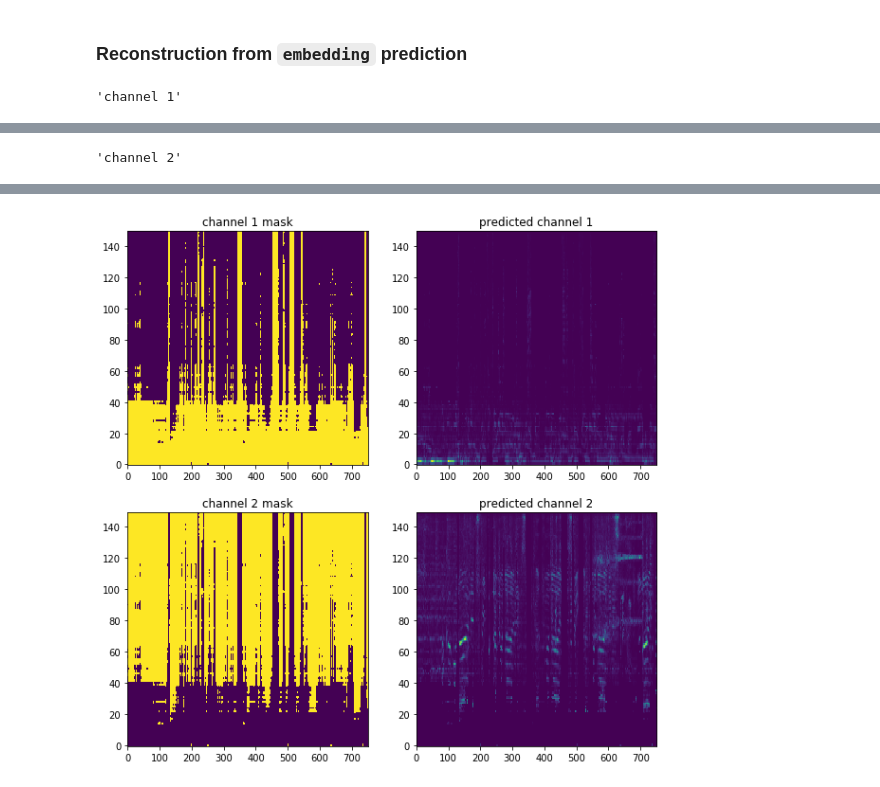
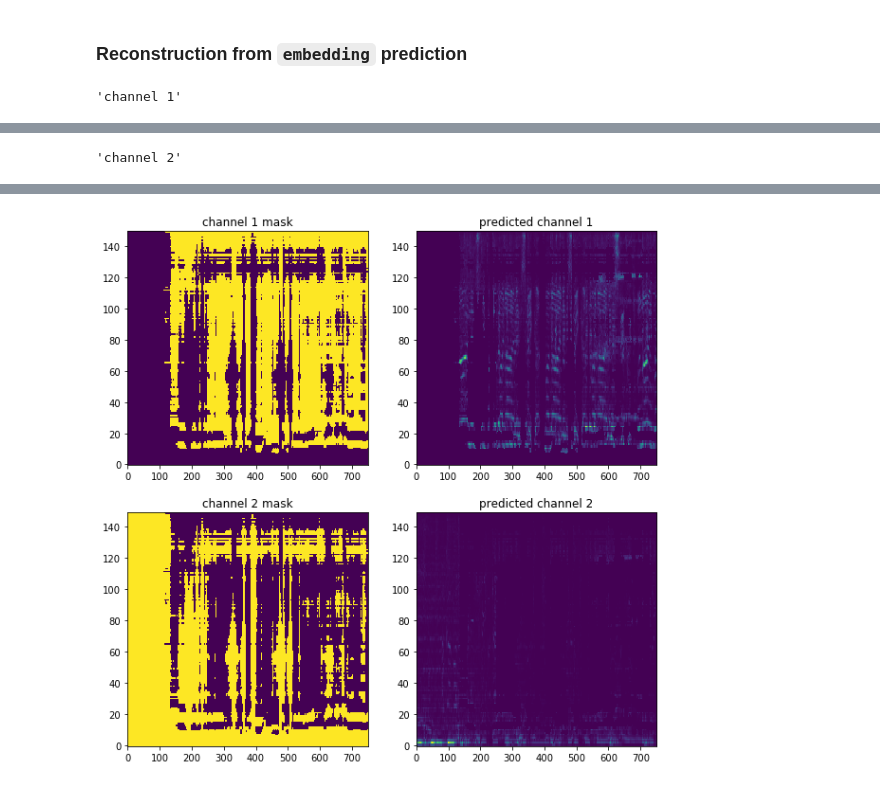
Before and after one commit to leichtrhino/ChimeraNet, a Jupyter notebook: sphinxdocs/example-separation.ipynb, the cells around one changed output, grey strips where cells are left out. Saved outputs shown, nothing was run; the diff lists cells and outputs as text; code cells hidden in the pictures.

Commit message:
Update example section of document

```diff
--- a/sphinxdocs/example-separation.ipynb
+++ b/sphinxdocs/example-separation.ipynb
@@ -7,11 +7,9 @@
 import io, zipfile, soundfile, librosa
 import IPython.display as ipd
 import matplotlib.pyplot as plt
-from chimeranet.model import ChimeraNetModel
-from chimeranet.dataset_loader.dsd100 import DSD100MelodyLoader, DSD100VocalLoader
+from chimeranet.datasets import DSD100Melody, DSD100Vocal
 
 # load audio
-model_path = 'example-model.hdf5'
 sr = 16000
 
 dsd_path = 'DSD100.zip'
@@ -24,29 +22,29 @@ with zipfile.ZipFile(dsd_path, 'r') as zf:
         mixture = mixture[sr*64:sr*70]
 
 # load true melody and vocal
-mloader = DSD100MelodyLoader(dsd_path, dev=False, test=True)
-true_melody = mloader.load_audio(0, sr=sr)
+mloader = DSD100Melody(dsd_path, dev=False, test=True)
+true_melody = mloader.load(0, sr=sr)
 true_melody = true_melody[sr*64:sr*70]
 
-vloader = DSD100VocalLoader(dsd_path, dev=False, test=True)
-true_vocal = vloader.load_audio(0, sr=sr)
+vloader = DSD100Vocal(dsd_path, dev=False, test=True)
+true_vocal = vloader.load(0, sr=sr)
 true_vocal = true_vocal[sr*64:sr*70]
 # %% [markdown]
 ### Loading model from file and predict
 # %%
 %%capture
 import numpy as np
-from chimeranet.window_util import split_window
+from chimeranet.models import load_model, probe_model_shape
+from chimeranet import split_window
+
+model_path = 'example-model.hdf5'
 
 # prepare data
 n_fft, hop_length = 512, 128
-n_mels = ChimeraNetModel.probe_model_shape(model_path)[1]
+n_mels = probe_model_shape(model_path)[1]
 
 s = librosa.core.stft(mixture, n_fft, hop_length)
 spec, phase = librosa.core.magphase(s)
-ps = spec ** 2
-ps_norm = np.maximum(np.max(ps, 0) - np.min(ps, 0), 1e-32)
-nps = 100 * (ps - np.min(ps, 0)) / ps_norm  # normalised power spectrogram
 
 # make spectrogram of evaluation data
 tms, tmp = librosa.core.magphase(librosa.core.stft(true_melody, n_fft, hop_length))
@@ -54,29 +52,27 @@ tvs, tvp = librosa.core.magphase(librosa.core.stft(true_vocal, n_fft, hop_length
 
 mel_basis = librosa.filters.mel(sr, n_fft, n_mels, norm=None)
 mel_spec = np.dot(mel_basis, spec)
-mel_nps = np.dot(mel_basis, nps)
 
 # split into windows
-win_length = ChimeraNetModel.probe_model_shape(model_path)[0]
-x = split_window(mel_nps, win_length).transpose((0, 2, 1))
+win_length = probe_model_shape(model_path)[0]
+x = split_window(mel_spec, win_length).transpose((0, 2, 1))
 
 # loading model
-model = ChimeraNetModel.load_model(model_path)
+model = load_model(model_path)
 
 # prediction
 y_embedding, y_mask = model.predict(x)
 # %% [markdown]
 ### Reconstruction from `mask` prediction
 # %%
-from chimeranet.postprocessing import from_mask
-from chimeranet.window_util import merge_windows_mean
+from chimeranet import from_mask, merge_windows_mean
 
 mask_windows = from_mask(y_mask)
-masks = merge_windows_mean(mask_windows)[:, :, :mel_nps.shape[1]]
+masks = merge_windows_mean(mask_windows)[:, :, :mel_spec.shape[1]]
 
 display_objs = []
 # Audio
-for name, mask, true_spec in zip(('melody', 'vocal'), masks, (tms*tmp, tvs*tvp)):
+for name, mask, true_spec in zip(('vocal', 'melody'), masks, (tvs*tvp, tms*tmp)):
     pred_spec = np.dot(mel_basis.T, mask * mel_spec)
     for title, out_spec in (
         ('predicted {}'.format(name), pred_spec * phase),
@@ -89,7 +85,7 @@ ipd.display(*display_objs)
 
 # Spectrogram
 fig = plt.figure(figsize=(15, 10))
-for i, (name, mask, true) in enumerate(zip(('melody', 'vocal'), masks, (tms, tvs))):
+for i, (name, mask, true) in enumerate(zip(('vocal', 'melody'), masks, (tvs, tms))):
     for j, (title, image) in enumerate((
         ('{} mask'.format(name), mask),
         ('predicted {}'.format(name), mask * mel_spec),
@@ -111,36 +107,35 @@ for i, (name, mask, true) in enumerate(zip(('melody', 'vocal'), masks, (tms, tvs
 # %% [markdown]
 ### Reconstruction from `embedding` prediction
 # %%
-from chimeranet.postprocessing import from_embedding
-from chimeranet.window_util import merge_windows_most_common
+from chimeranet import from_embedding, merge_windows_most_common
 
-n_channels = ChimeraNetModel.probe_model_shape(model_path)[2]
+n_channels = probe_model_shape(model_path)[2]
 mask_windows = from_embedding(y_embedding, n_channels)
-masks = merge_windows_most_common(mask_windows)[:, :, :mel_nps.shape[1]]
+masks = merge_windows_most_common(mask_windows)[:, :, :mel_spec.shape[1]]
 
 display_objs = []
 # Audio
 for i, mask in enumerate(masks, 1):
     pred_spec = np.dot(mel_basis.T, mask * mel_spec)
     pred_audio = librosa.core.istft(pred_spec * phase, hop_length)
     display_objs.append('channel {}'.format(i))
     display_objs.append(ipd.Audio(pred_audio, rate=sr))
 ipd.display(*display_objs)
 
 # Spectrogram
 fig = plt.figure(figsize=(10, 10))
 for i, mask in enumerate(masks, 1):
     name = 'channel {}'.format(i)
     for j, (title, image) in enumerate((
         ('{} mask'.format(name), mask),
         ('predicted {}'.format(name), mask * mel_spec),
     ), 1):
         ax = fig.add_subplot(2, 2, 2*(i-1)+j)
         ax.title.set_text(title)
         ax.imshow(image, origin='lower', aspect='auto')
 # %% [output]
 'channel 1'
 [interactive output not drawn]
 'channel 2'
 [interactive output not drawn]
-[figure, old version]
+[figure, new version]
```
Also changed, not shown: parts of 1 cell of this notebook.
